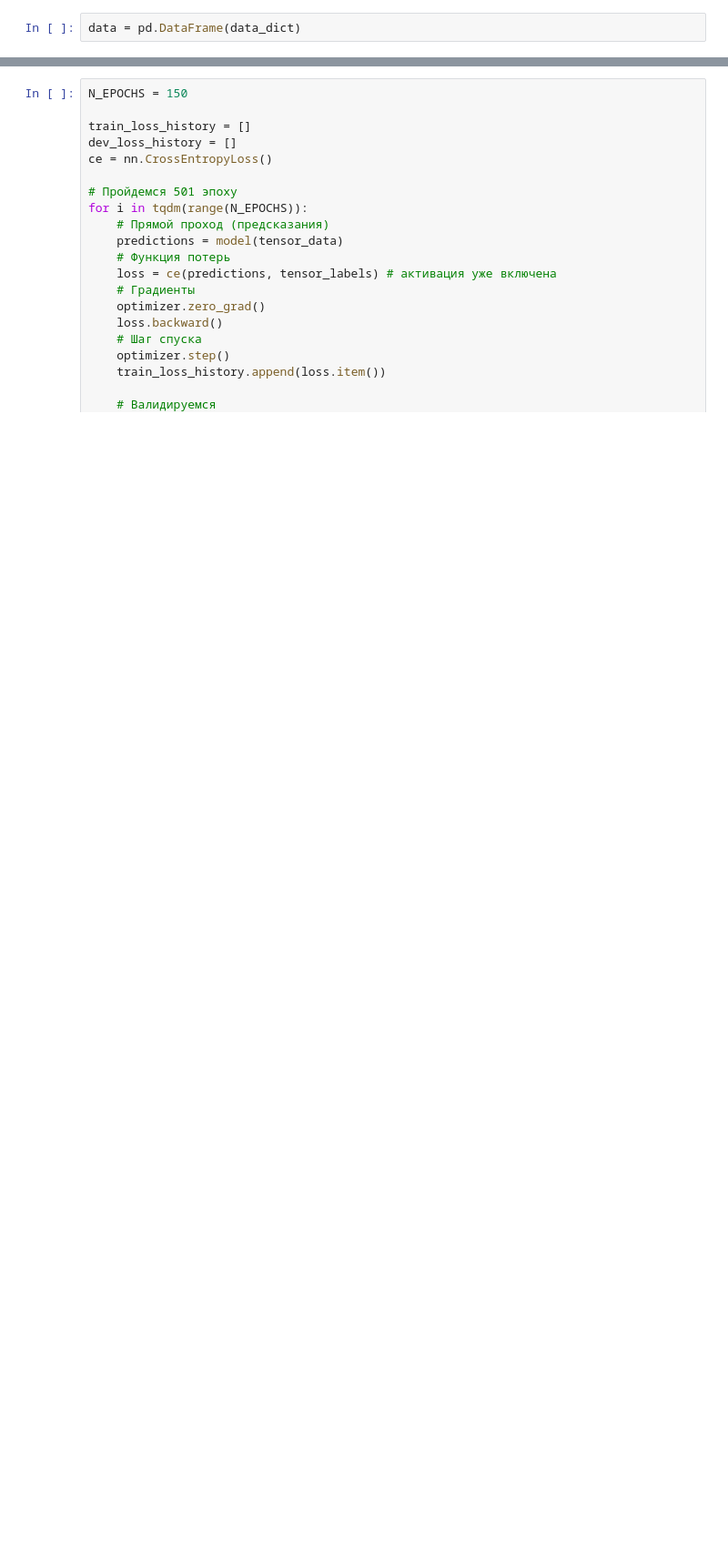
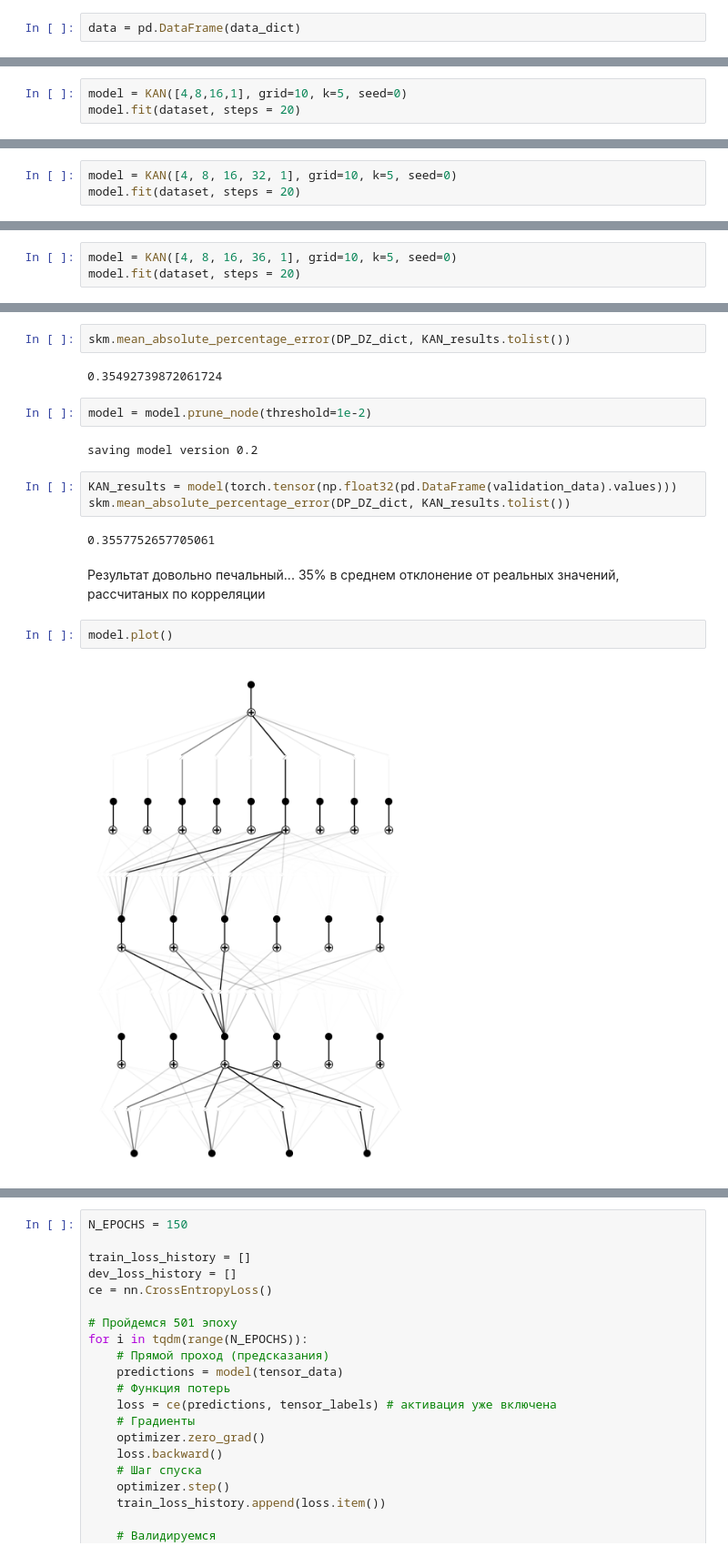
Before and after one commit to sawysockii/Pytorch-KAN-study, a Jupyter notebook: pytorch_KAN.ipynb, the cells around one changed output, grey strips where cells are left out. Shown at 91% size. Cells and saved outputs as stored; diff of their text form; blank space fills up the shorter version.

```diff
--- a/pytorch_KAN.ipynb
+++ b/pytorch_KAN.ipynb
@@ -912,0 +834,3 @@ optimizer = torch.optim.SGD(params=model.parameters(), lr=0.001)
+# %%
+model = KAN([4,8,16,1], grid=10, k=5, seed=0)
+model.fit(dataset, steps = 20)
@@ -912,0 +858,3 @@ optimizer = torch.optim.SGD(params=model.parameters(), lr=0.001)
+# %%
+model = KAN([4, 8, 16, 32, 1], grid=10, k=5, seed=0)
+model.fit(dataset, steps = 20)
@@ -912,0 +863,3 @@ optimizer = torch.optim.SGD(params=model.parameters(), lr=0.001)
+# %%
+model = KAN([4, 8, 16, 36, 1], grid=10, k=5, seed=0)
+model.fit(dataset, steps = 20)
@@ -912,0 +951,19 @@ optimizer = torch.optim.SGD(params=model.parameters(), lr=0.001)
+# %%
+skm.mean_absolute_percentage_error(DP_DZ_dict, KAN_results.tolist())
+# %% [output]
+0.35492739872061724
+# %%
+model = model.prune_node(threshold=1e-2)
+# %% [output]
+saving model version 0.2
+# %%
+KAN_results = model(torch.tensor(np.float32(pd.DataFrame(validation_data).values)))
+skm.mean_absolute_percentage_error(DP_DZ_dict, KAN_results.tolist())
+# %% [output]
+0.3557752657705061
+# %% [markdown]
+Результат довольно печальный... 35% в среднем отклонение от реальных значений, рассчитаных по корреляции
+# %%
+model.plot()
+# %% [output]
+[figure, added]
```
Also changed, not shown: parts of 44 cells of this notebook.
